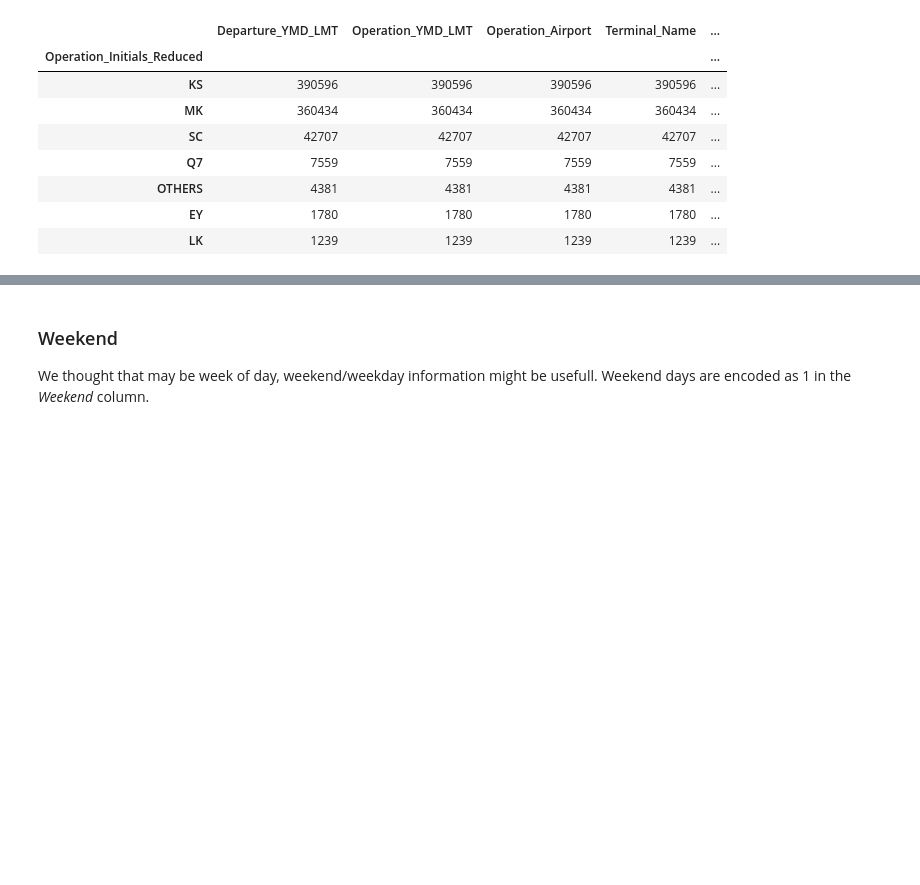
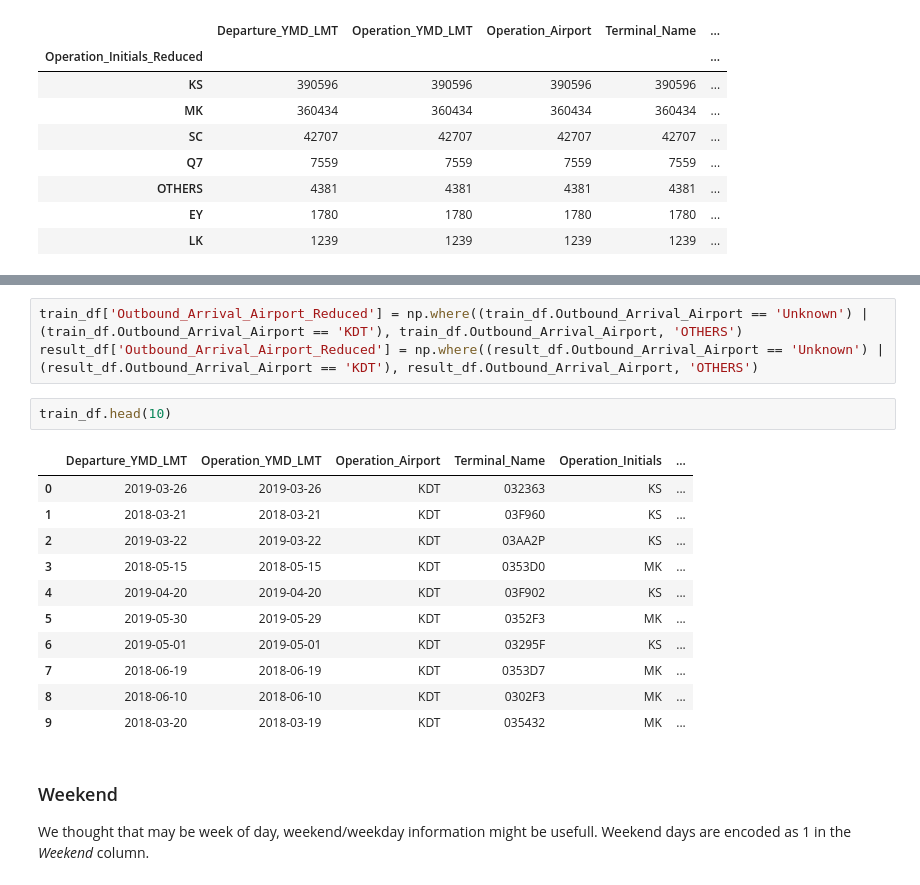
Before and after one commit to duyqu-chan/THY-Travel-Datathon, a Jupyter notebook: TravelDatathon_preselection_24082019.ipynb, the cells around one changed output, grey strips where cells are left out. Drawn from its saved outputs; the diff is of its cells as text; blank space fills up the shorter version.

```diff
--- a/TravelDatathon_preselection_24082019.ipynb
+++ b/TravelDatathon_preselection_24082019.ipynb
@@ -760,3 +827,20 @@ train_df.groupby('Operation_Initials_Reduced').count().sort_values('Operation_Ai
+# %%
+train_df['Outbound_Arrival_Airport_Reduced'] = np.where((train_df.Outbound_Arrival_Airport == 'Unknown') | (train_df.Outbound_Arrival_Airport == 'KDT'), train_df.Outbound_Arrival_Airport, 'OTHERS')
+result_df['Outbound_Arrival_Airport_Reduced'] = np.where((result_df.Outbound_Arrival_Airport == 'Unknown') | (result_df.Outbound_Arrival_Airport == 'KDT'), result_df.Outbound_Arrival_Airport, 'OTHERS')
+# %%
+train_df.head(10)
+# %% [output]
+|  | Departure_YMD_LMT | Operation_YMD_LMT | Operation_Airport | Terminal_Name | Operation_Initials | ... |
+| 0 | 2019-03-26 | 2019-03-26 | KDT | 032363 | KS | ... |
+| 1 | 2018-03-21 | 2018-03-21 | KDT | 03F960 | KS | ... |
+| 2 | 2019-03-22 | 2019-03-22 | KDT | 03AA2P | KS | ... |
+| 3 | 2018-05-15 | 2018-05-15 | KDT | 0353D0 | MK | ... |
+| 4 | 2019-04-20 | 2019-04-20 | KDT | 03F902 | KS | ... |
+| 5 | 2019-05-30 | 2019-05-29 | KDT | 0352F3 | MK | ... |
+| 6 | 2019-05-01 | 2019-05-01 | KDT | 03295F | KS | ... |
+| 7 | 2018-06-19 | 2018-06-19 | KDT | 0353D7 | MK | ... |
+| 8 | 2018-06-10 | 2018-06-10 | KDT | 0302F3 | MK | ... |
+| 9 | 2018-03-20 | 2018-03-19 | KDT | 035432 | MK | ... |
 # %% [markdown]
 ### Weekend
 
```
Also changed, not shown: parts of 12 cells of this notebook.
